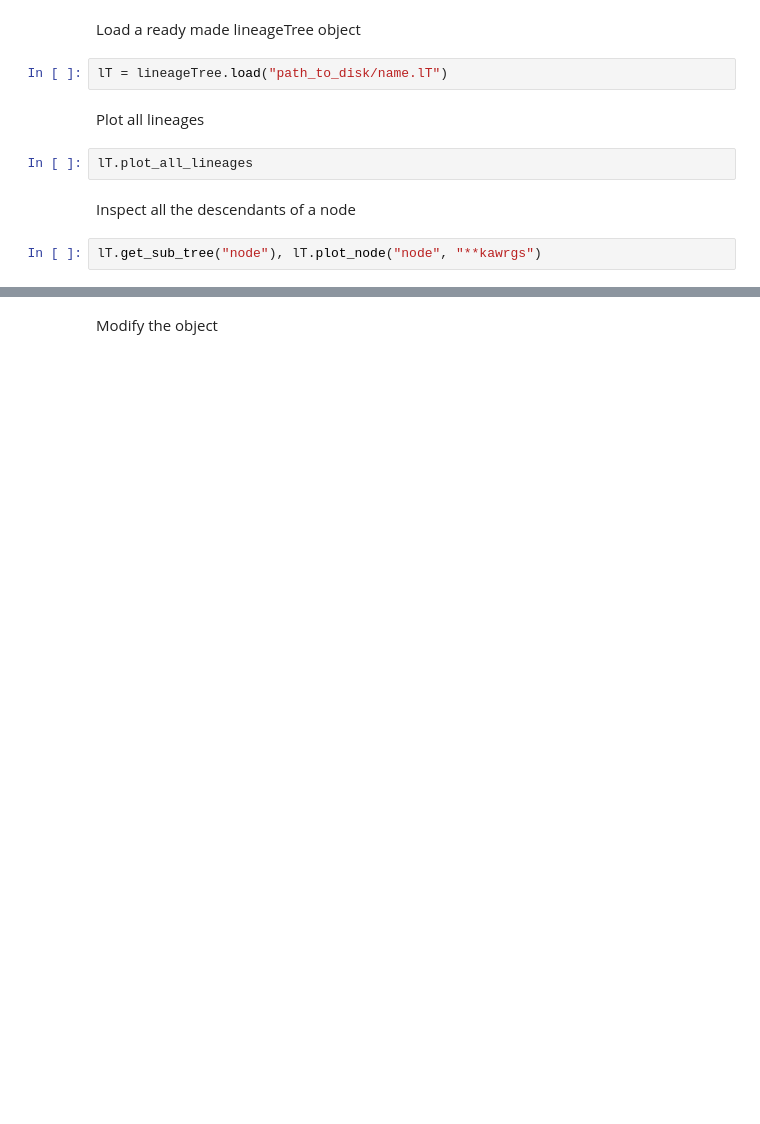
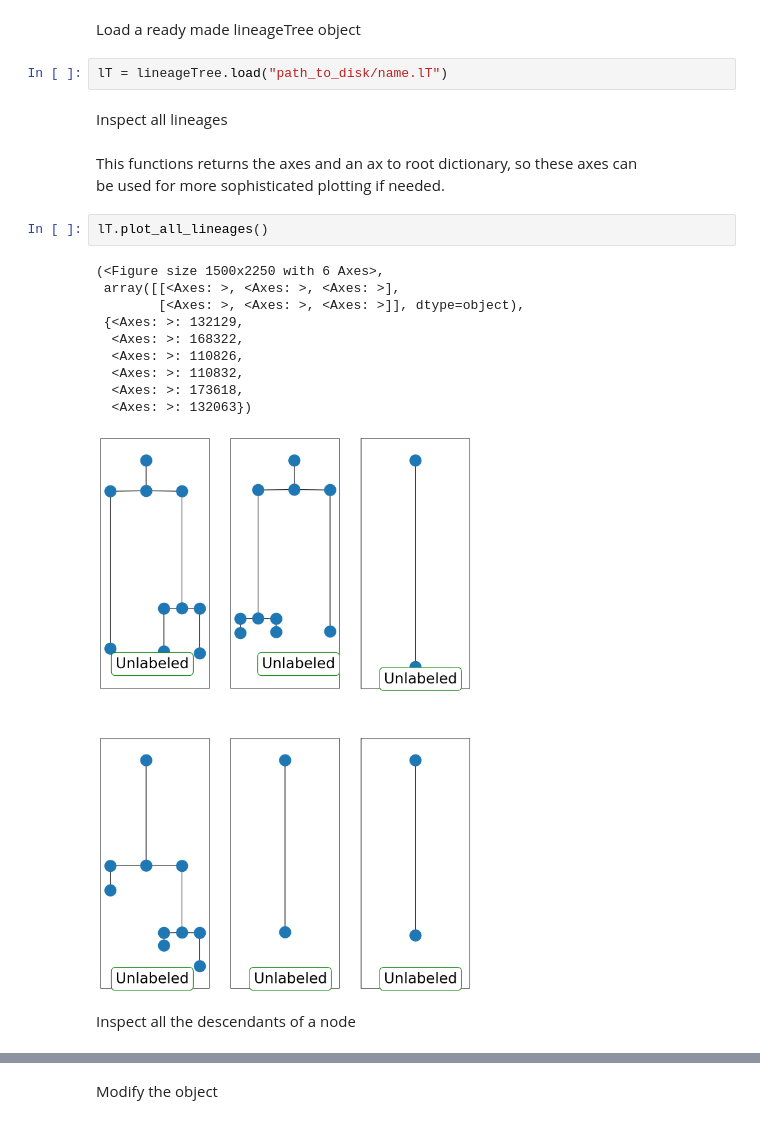
Before and after one commit to GuignardLab/LineageTree, a Jupyter notebook: notebooks/Basics_of_lineageTree.ipynb, the cells around one changed output, grey strips where cells are left out. Drawn from its saved outputs; the diff is of its cells as text; blank space fills up the shorter version.

```diff
--- a/notebooks/Basics_of_lineageTree.ipynb
+++ b/notebooks/Basics_of_lineageTree.ipynb
@@ -12,10 +12,22 @@ Load a ready made lineageTree object
 # %%
 lT = lineageTree.load("path_to_disk/name.lT")
 # %% [markdown]
-Plot all lineages
+Inspect all lineages
+# %% [markdown]
+This functions returns the axes and an ax to root dictionary, so these axes can \
+be used for more sophisticated plotting if needed.
 # %%
-lT.plot_all_lineages
+lT.plot_all_lineages()
+# %% [output]
+(<Figure size 1500x2250 with 6 Axes>,
+ array([[<Axes: >, <Axes: >, <Axes: >],
+        [<Axes: >, <Axes: >, <Axes: >]], dtype=object),
+ {<Axes: >: 132129,
+  <Axes: >: 168322,
+  <Axes: >: 110826,
+  <Axes: >: 110832,
+  <Axes: >: 173618,
+  <Axes: >: 132063})
+[figure, added]
 # %% [markdown]
 Inspect all the descendants of a node
-# %%
-lT.get_sub_tree("node"), lT.plot_node("node", "**kawrgs")
```
Also changed, not shown: parts of 6 cells of this notebook, 3 other files.
